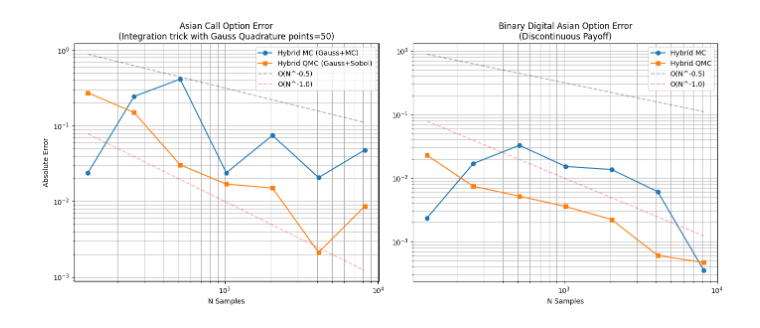
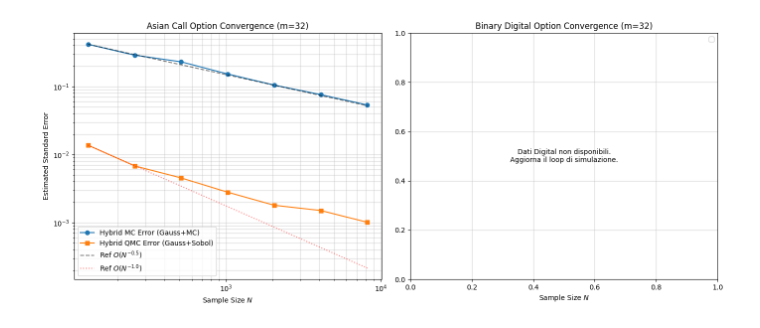
Before and after one commit to lucacivilla/QMC-kinks, a Jupyter notebook: Nobile.ipynb, the cells around one changed output. Drawn from its saved outputs; the diff is of its cells as text; code cells hidden in the pictures.

```diff
--- a/Nobile.ipynb
+++ b/Nobile.ipynb
@@ -310,30 +325,56 @@ Inizio Simulazione...
 # %%
+# --- Cella di Plotting adattata alla simulazione precedente ---
+import matplotlib.pyplot as plt
+import numpy as np
 
-# Plotting
+# Creazione del grafico con due subplot
 fig, ax = plt.subplots(1, 2, figsize=(14, 6))
 
-# Plot Call Option
-ax[0].loglog(N_values, err_call_mc, 'o-', label='Hybrid MC (Gauss+MC)')
-ax[0].loglog(N_values, err_call_qmc, 's-', label='Hybrid QMC (Gauss+Sobol)')
-ax[0].loglog(N_values, 10/np.sqrt(N_values), 'k--', alpha=0.3, label='O(N^-0.5)')
-ax[0].loglog(N_values, 10/N_values, 'r--', alpha=0.3, label='O(N^-1.0)')
-ax[0].set_title(f'Asian Call Option Error\n(Integration trick with Gauss Quadrature points={Q_points})')
-ax[0].set_xlabel('N Samples')
-ax[0].set_ylabel('Absolute Error')
+# --- 1. Plot per l'Opzione Asian Call ---
+# Utilizziamo le variabili popolate nel ciclo: mc_errors e rqmc_errors
+ax[0].loglog(N_values, mc_errors, 'o-', label='Hybrid MC Error (Gauss+MC)')
+ax[0].loglog(N_values, rqmc_errors, 's-', label='Hybrid QMC Error (Gauss+Sobol)')
+
+# Linee di riferimento per la Call
+ref_x = N_values
+# Pendenza -0.5 (Monte Carlo standard)
+ref_mc_call = (mc_errors[0] * np.sqrt(N_values[0])) / np.sqrt(ref_x)
+# Pendenza -1.0 (QMC con pre-integrazione)
+ref_qmc_call = (rqmc_errors[0] * N_values[0]) / ref_x
+
+ax[0].loglog(ref_x, ref_mc_call, 'k--', alpha=0.5, label=r'Ref $O(N^{-0.5})$')
+ax[0].loglog(ref_x, ref_qmc_call, 'r:', alpha=0.5, label=r'Ref $O(N^{-1.0})$')
+
+ax[0].set_title(f'Asian Call Option Convergence (m={m})')
+ax[0].set_xlabel('Sample Size $N$')
+ax[0].set_ylabel('Estimated Standard Error')
+ax[0].grid(True, which="both", ls="-", alpha=0.5)
 ax[0].legend()
-ax[0].grid(True, which="both", ls="-")
 
-# Plot Digital Option
-ax[1].loglog(N_values, err_dig_mc, 'o-', label='Hybrid MC')
-ax[1].loglog(N_values, err_dig_qmc, 's-', label='Hybrid QMC')
-ax[1].loglog(N_values, 10/np.sqrt(N_values), 'k--', alpha=0.3, label='O(N^-0.5)')
-ax[1].loglog(N_values, 10/N_values, 'r--', alpha=0.3, label='O(N^-1.0)')
-ax[1].set_title(f'Binary Digital Asian Option Error\n(Discontinuous Payoff)')
-ax[1].set_xlabel('N Samples')
+# --- 2. Plot per l'Opzione Binary Digital ---
+# NOTA: Se hai calcolato gli errori della digital nel loop precedente
+# (es. dig_mc_errors e dig_rqmc_errors), inseriscili qui.
+# Se non li hai ancora calcolati, questa parte darà errore finché non aggiorni il loop.
+
+try:
+    ax[1].loglog(N_values, dig_mc_errors, 'o-', label='Hybrid MC Error (Digital)')
+    ax[1].loglog(N_values, dig_rqmc_errors, 's-', label='Hybrid QMC Error (Digital)')
+
+    ref_mc_dig = (dig_mc_errors[0] * np.sqrt(N_values[0])) / np.sqrt(ref_x)
+    ref_qmc_dig = (dig_rqmc_errors[0] * N_values[0]) / ref_x
+
+    ax[1].loglog(ref_x, ref_mc_dig, 'k--', alpha=0.5, label=r'Ref $O(N^{-0.5})$')
+    ax[1].loglog(ref_x, ref_qmc_dig, 'r:', alpha=0.5, label=r'Ref $O(N^{-1.0})$')
+except NameError:
+    ax[1].text(0.5, 0.5, 'Dati Digital non disponibili.\nAggiorna il loop di simulazione.',
+               ha='center', va='center', transform=ax[1].transAxes)
+
+ax[1].set_title(f'Binary Digital Option Convergence (m={m})')
+ax[1].set_xlabel('Sample Size $N$')
+ax[1].grid(True, which="both", ls="-", alpha=0.5)
 ax[1].legend()
-ax[1].grid(True, which="both", ls="-")
 
 plt.tight_layout()
 plt.show()
 # %% [output]
-[figure, old version]
+[figure, new version]
```
Also changed, not shown: parts of 4 cells of this notebook, 3 other files.
